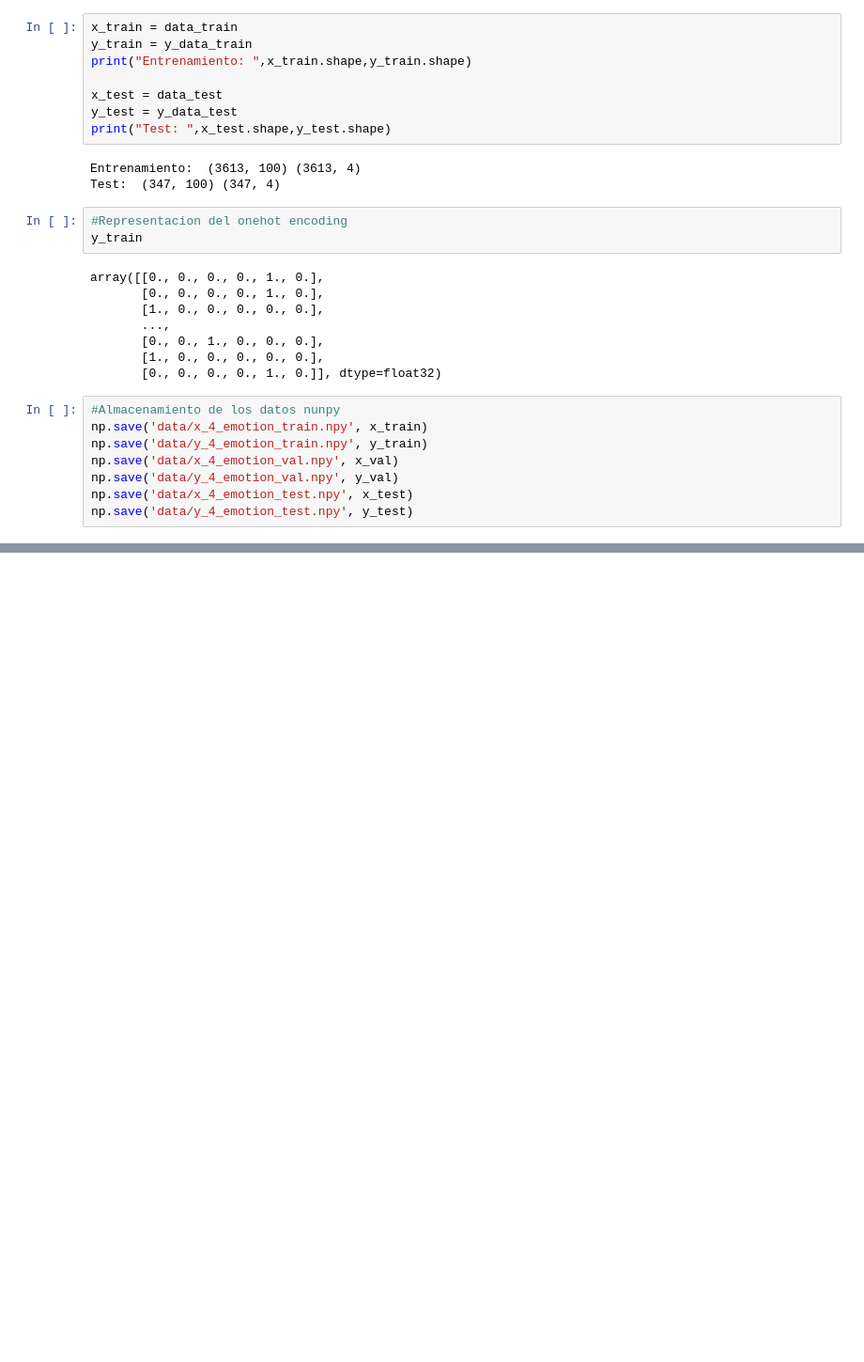
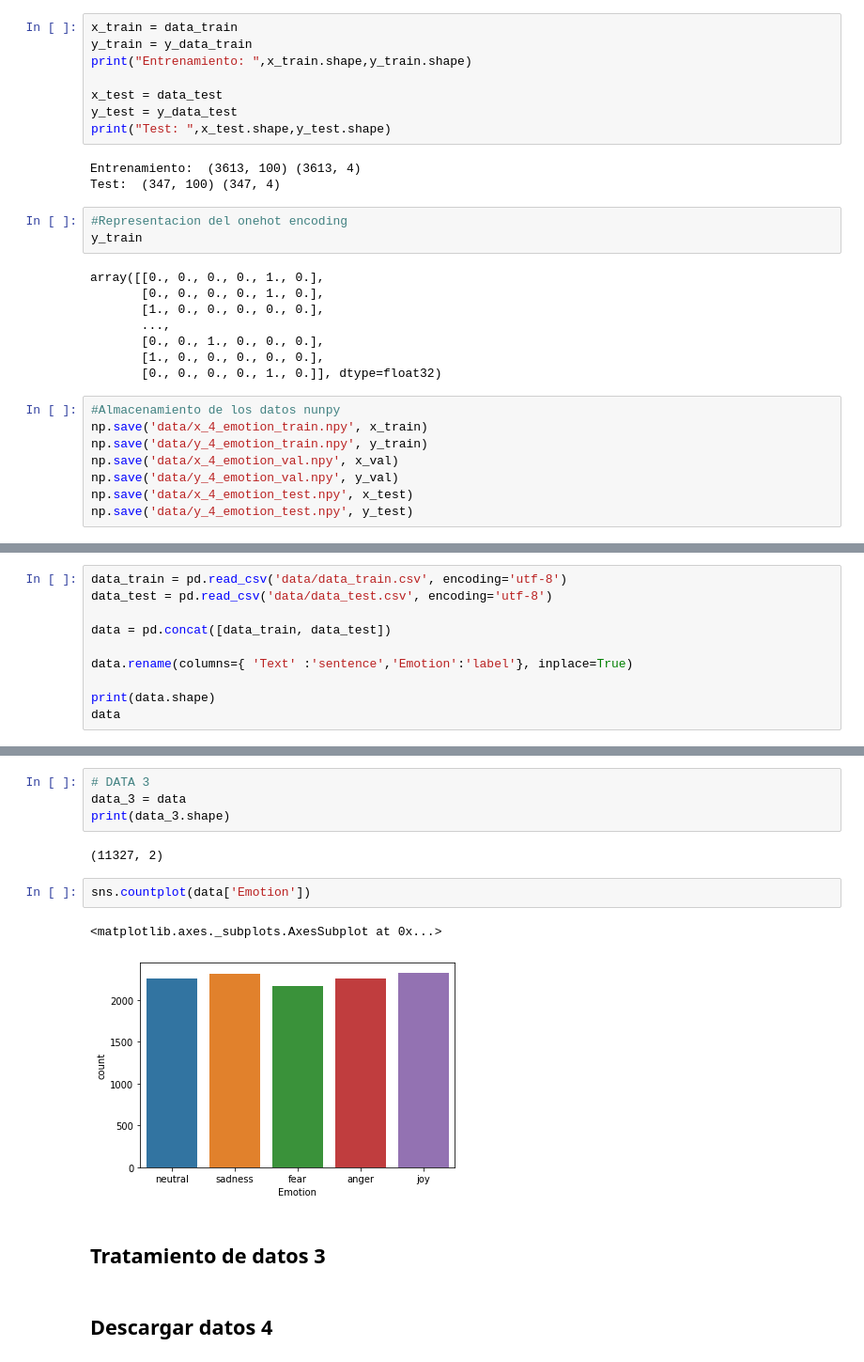
Before and after one commit to Jamf05/20201-ai2-class-project, a Jupyter notebook: download-data.ipynb, the cells around one changed output, grey strips where cells are left out. Shown: that part at 94% size. Drawn from its saved outputs; the diff is of its cells as text; blank space fills up the shorter version.

```diff
--- a/download-data.ipynb
+++ b/download-data.ipynb
@@ -462,0 +614,10 @@ np.save('data/y_4_emotion_test.npy', y_test)
+# %%
+data_train = pd.read_csv('data/data_train.csv', encoding='utf-8')
+data_test = pd.read_csv('data/data_test.csv', encoding='utf-8')
+
+data = pd.concat([data_train, data_test])
+
+data.rename(columns={ 'Text' :'sentence','Emotion':'label'}, inplace=True)
+
+print(data.shape)
+data
@@ -462,0 +639,15 @@ np.save('data/y_4_emotion_test.npy', y_test)
+# %%
+# DATA 3
+data_3 = data
+print(data_3.shape)
+# %% [output]
+(11327, 2)
+# %%
+sns.countplot(data['Emotion'])
+# %% [output]
+<matplotlib.axes._subplots.AxesSubplot at 0x...>
+[figure, added]
+# %% [markdown]
+## Tratamiento de datos 3
+# %% [markdown]
+## Descargar datos 4
```
Also changed, not shown: parts of 104 cells of this notebook, 22 other files.
